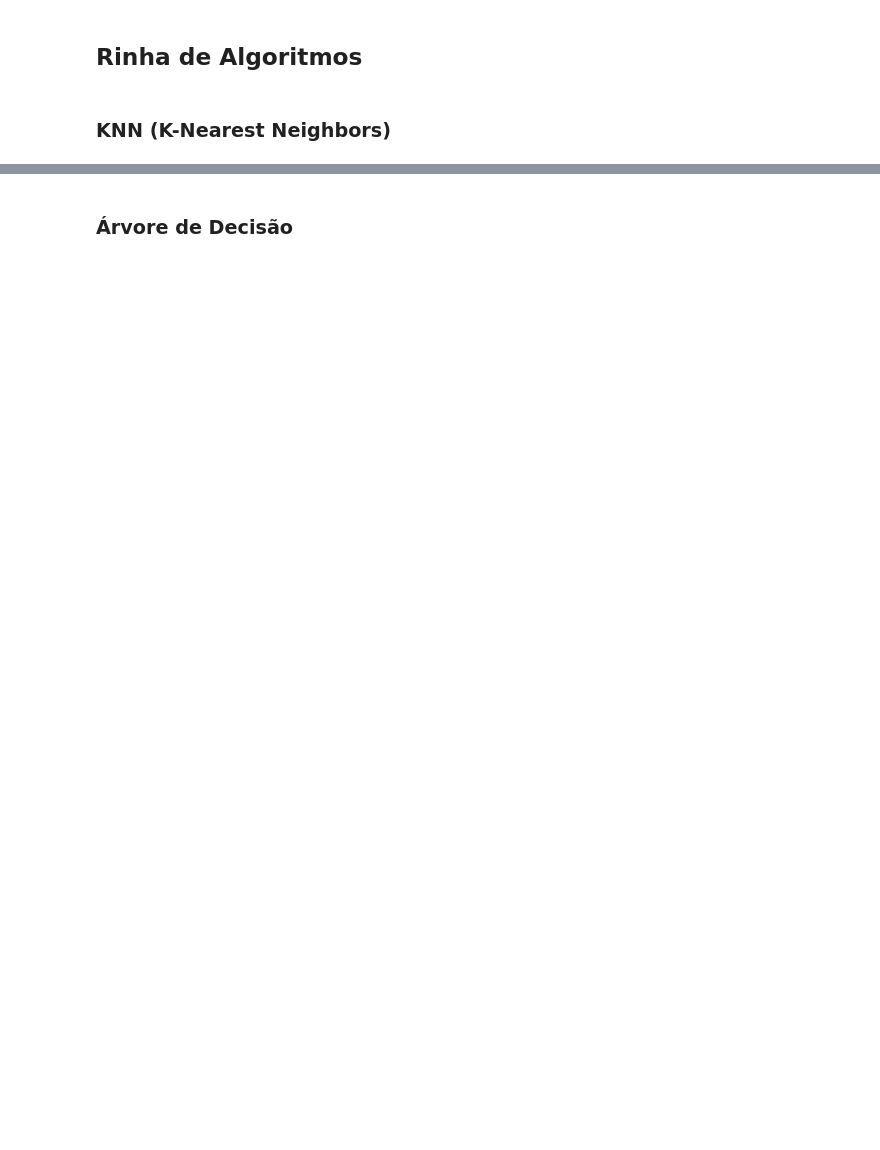
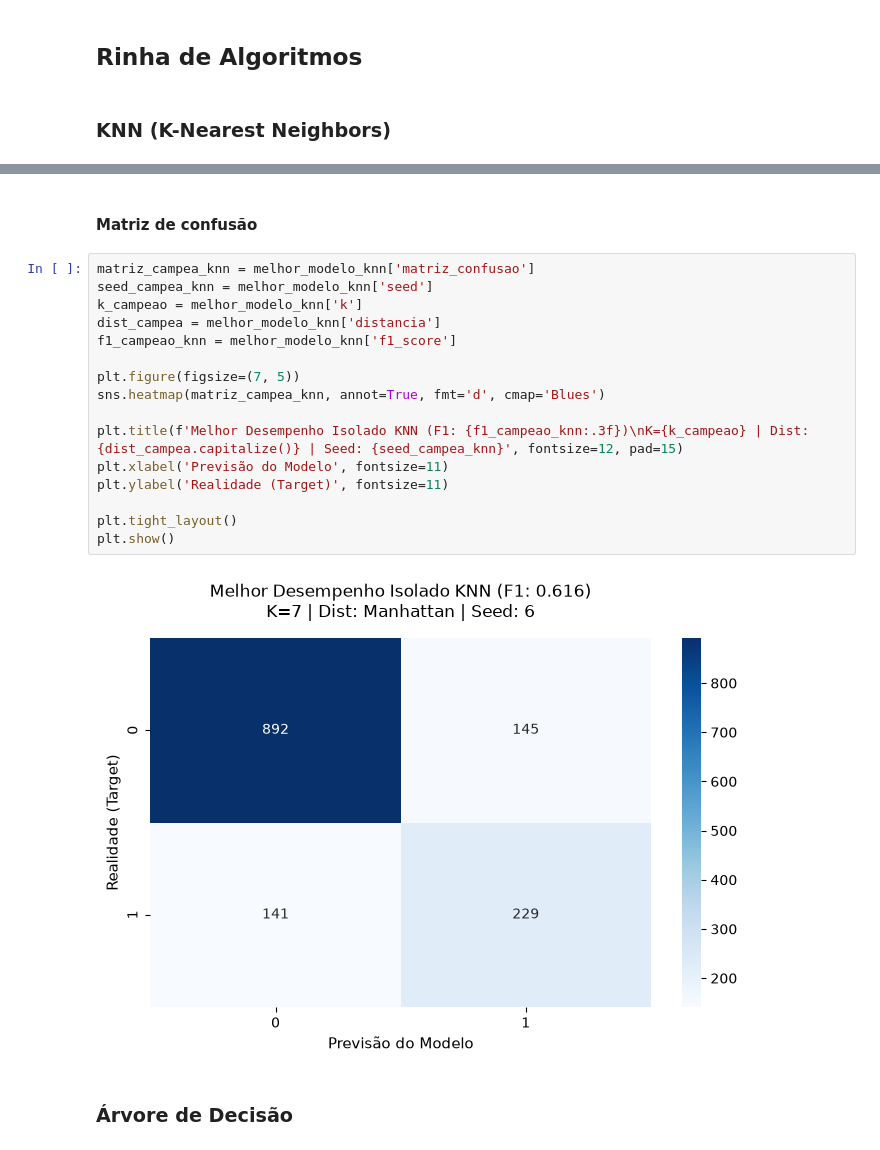
Before and after one commit to ThePocketRocket/Projeto-Segunda-Unidade, a Jupyter notebook: notebooks/estudo.ipynb, the cells around one changed output, grey strips where cells are left out. Drawn from its saved outputs; the diff is of its cells as text; blank space fills up the shorter version.

```diff
--- a/notebooks/estudo.ipynb
+++ b/notebooks/estudo.ipynb
@@ -338,3 +386,23 @@ plt.show()
+# %% [markdown]
+#### Matriz de confusão
+# %%
+matriz_campea_knn = melhor_modelo_knn['matriz_confusao']
+seed_campea_knn = melhor_modelo_knn['seed']
+k_campeao = melhor_modelo_knn['k']
+dist_campea = melhor_modelo_knn['distancia']
+f1_campeao_knn = melhor_modelo_knn['f1_score']
+
+plt.figure(figsize=(7, 5))
+sns.heatmap(matriz_campea_knn, annot=True, fmt='d', cmap='Blues')
+
+plt.title(f'Melhor Desempenho Isolado KNN (F1: {f1_campeao_knn:.3f})\nK={k_campeao} | Dist: {dist_campea.capitalize()} | Seed: {seed_campea_knn}', fontsize=12, pad=15)
+plt.xlabel('Previsão do Modelo', fontsize=11)
+plt.ylabel('Realidade (Target)', fontsize=11)
+
+plt.tight_layout()
+plt.show()
+# %% [output]
+[figure, added]
 # %% [markdown]
 ### Árvore de Decisão
 # %%
```
Also changed, not shown: parts of 15 cells of this notebook, 5 other files.
